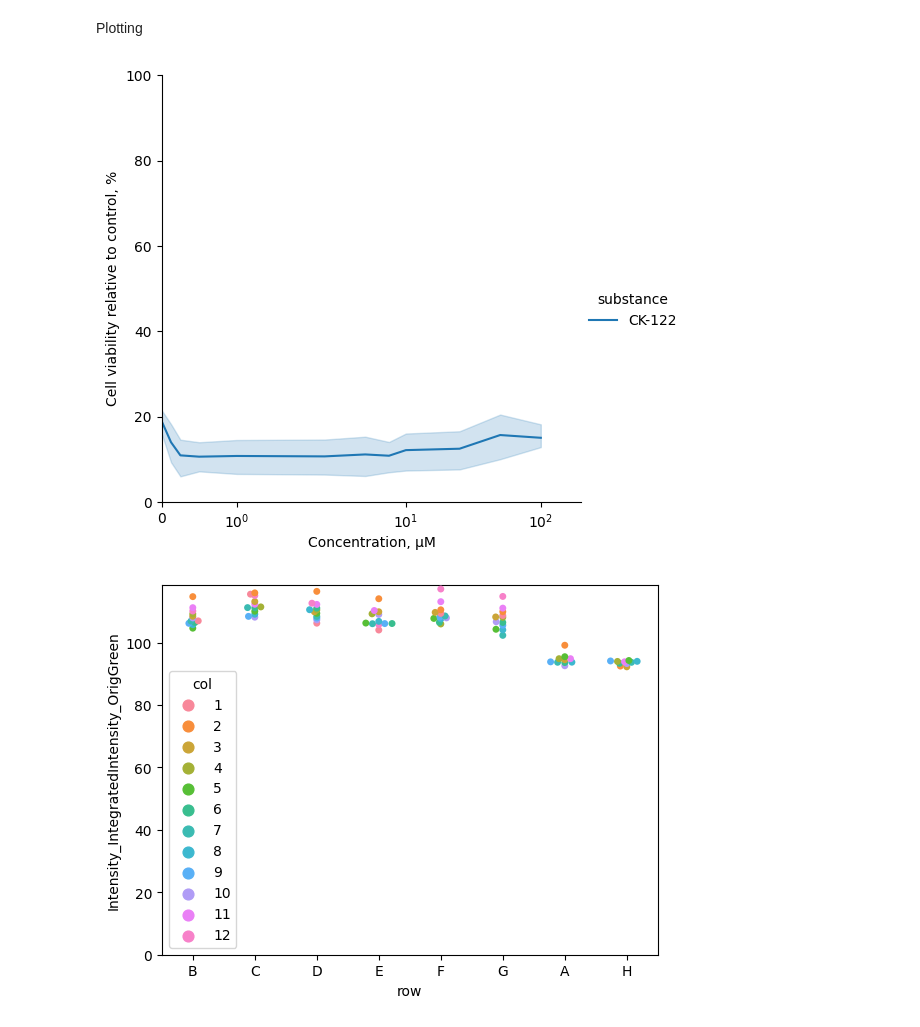
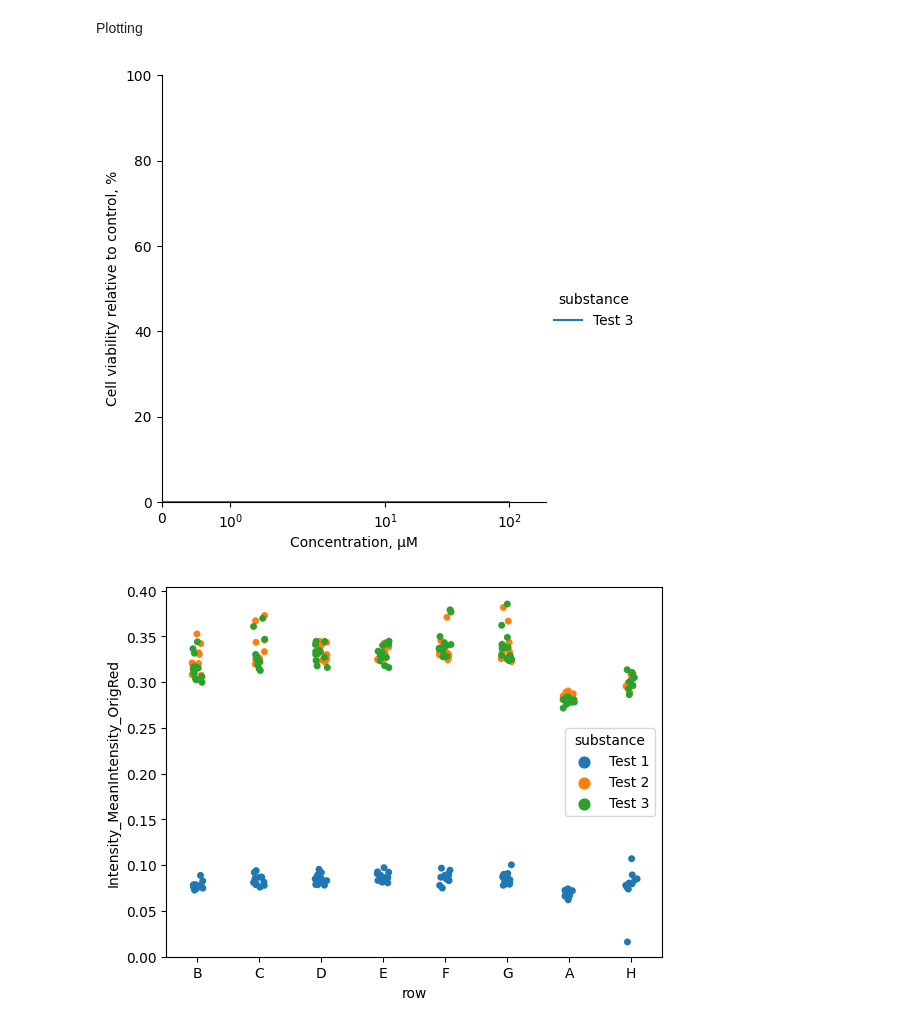
Before and after one commit to arteys/Resazurin_ChemiDoc, a Jupyter notebook: RZ_12_concentrations.ipynb, the cells around one changed output. Drawn from its saved outputs; the diff is of its cells as text; code cells hidden in the pictures.

Commit message:
Still working about ref plate but now find bug with a blank correction

```diff
--- a/RZ_12_concentrations.ipynb
+++ b/RZ_12_concentrations.ipynb
@@ -118,12 +120,15 @@ blank_control_array = []
 for p in plate:
     blank_p = data_plate[(data_plate['blank'] == 'Yes') & (data_plate['FileName_RGB'] == p)].loc[:,'Intensity_MeanIntensity_OrigGreen'].mean()
     control_p = data_plate[(data_plate['control'] == 'Yes') & (data_plate['blank'] == 'No') & (data_plate['FileName_RGB'] == p)].loc[:,'Intensity_MeanIntensity_OrigGreen'].mean()
-    bc_array_i = [blank_p,control_p,p]
+    blank_std_p = data_plate[(data_plate['blank'] == 'Yes') & (data_plate['FileName_RGB'] == p)].loc[:,'Intensity_MeanIntensity_OrigGreen'].std()
+    control_std_p = data_plate[(data_plate['control'] == 'Yes') & (data_plate['blank'] == 'No') & (data_plate['FileName_RGB'] == p)].loc[:,'Intensity_MeanIntensity_OrigGreen'].std()
+
+    bc_array_i = [blank_p,control_p,blank_std_p, control_std_p,p]
 
     blank_control_array.append(bc_array_i)
 
 
-blank_control_df = pd.DataFrame(blank_control_array, columns = ['blank_mean', 'control_mean','FileName_RGB'])
+blank_control_df = pd.DataFrame(blank_control_array, columns = ['blank_mean', 'control_mean', 'blank_std','control_std','FileName_RGB'])
 
 print(blank_control_df)
 # %% [output]
@@ -146,34 +158,34 @@ Data selection
 
 # data_selected = data_plate_with_mean_blank_control[(data_plate_with_mean_blank_control['substance'] == 'ISK-1')]
 # data_selected = data_plate_with_mean_blank_control[(data_plate_with_mean_blank_control['cells'] == 'hTERT')]
-data_selected = data_plate_with_mean_blank_control[(data_plate_with_mean_blank_control['control'] == 'Yes')]
+data_selected = data_plate_with_mean_blank_control[(data_plate_with_mean_blank_control['substance'] == 'Test 3')]
 
 # print(data_selected['Intensity_IntegratedIntensity_OrigRed'][(data_selected['control'] == 'Yes')])
 # %% [markdown]
 Plotting
 # %%
-ax = sns.relplot(data=data_selected, x="conc_uM", y="Green_relative", kind="line", hue = 'substance')
+ax = sns.relplot(data=data_selected, x="conc_uM", y="Intensity_MeanIntensity_OrigGreen", kind="line", hue = 'substance')
 
 
 # ax.set(xlabel=None, ylabel='Viable cell, % of control')
 
 ax.set(xlabel='Concentration, μM', ylabel='Cell viability relative to control, %')
 ax.set(xscale="symlog")
 
 ax.set(xlim=(0, 200),ylim = (0,100))
 
 plt.show()
 # %% [output]
-[figure, old version]
+[figure, new version]
 # %%
-ax = sns.swarmplot(data=data_selected, x="row", y="Intensity_IntegratedIntensity_OrigGreen", hue = 'col')
+ax = sns.stripplot(data=data_plate_with_mean_blank_control, x="row", y="Intensity_MeanIntensity_OrigRed", hue = 'substance')
 # ax.set(xscale="symlog")
 # ax.set(xlim=(-1, 110))
 
 ax.set(ylim = (0,None))
 plt.show()
 # %% [output]
-[figure, old version]
+[figure, new version]
 # %%
 ax = sns.relplot(data=data_plate_with_mean_blank_control, x="conc_uM", y="Green_relative", kind="line",
                  hue = 'substance', col='cells', ci=None)
```
Also changed, not shown: parts of 17 cells of this notebook, 1 other file.
